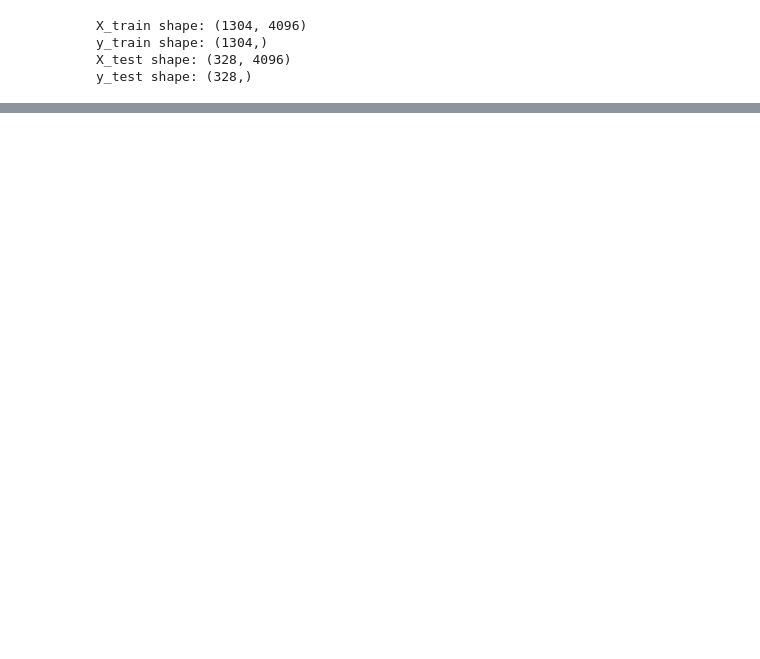
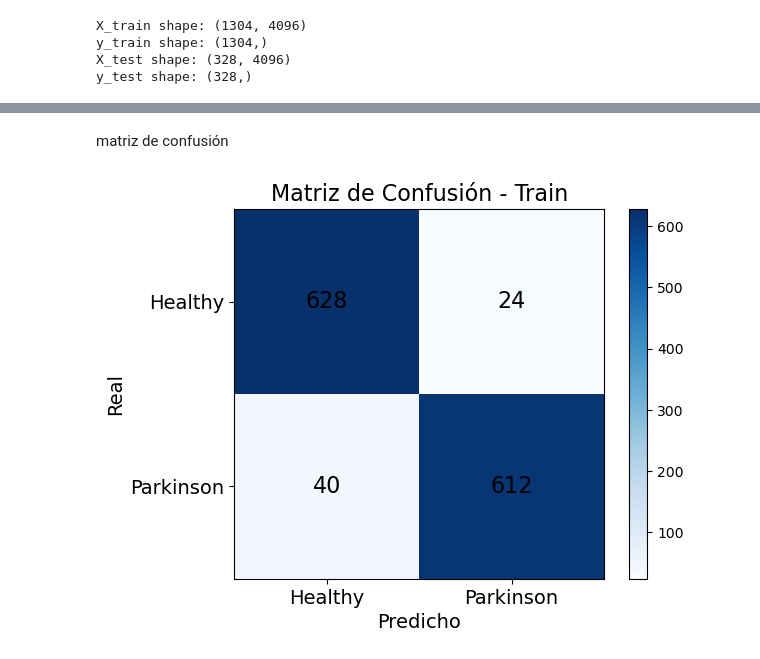
Before and after one commit to mt0488/TP2-Metodos, a Jupyter notebook: trabajov5.ipynb, the cells around one changed output, grey strips where cells are left out. Saved outputs shown, nothing was run; the diff lists cells and outputs as text; code cells hidden in the pictures; blank space fills up the shorter version.

```diff
--- a/trabajov5.ipynb
+++ b/trabajov5.ipynb
@@ -47 +22,5 @@ def split_dataset(healthy_dir, parkinson_dir, test_ratio=0.2, size=(64, 64), see
+# %%
+SEED = 42
+healthy_path = "data/raw/Healthy"
+parkinson_path = "data/raw/Parkinson"
 # %%
@@ -199,0 +452,43 @@ plt.show()
+# %% [markdown]
+matriz de confusión
+# %%
+def confusion_matrix(y_true, y_pred):
+    assert len(y_true) == len(y_pred)
+
+    TP = np.sum((y_pred == 1) & (y_true == 1))
+    TN = np.sum((y_pred == 0) & (y_true == 0))
+    FP = np.sum((y_pred == 1) & (y_true == 0))
+    FN = np.sum((y_pred == 0) & (y_true == 1))
+
+    return np.array([[TN, FP],
+                     [FN, TP]])
+
+def plot_confusion_matrix(cm, labels=["Healthy", "Parkinson"], titulo="Matriz de Confusión"):
+    fig, ax = plt.subplots()
+    im = ax.imshow(cm, cmap="Blues")
+
+    ax.set_xticks([0, 1])
+    ax.set_yticks([0, 1])
+    ax.set_xticklabels(labels, fontsize=14)
+    ax.set_yticklabels(labels, fontsize=14)
+    ax.set_xlabel("Predicho", fontsize=14)
+    ax.set_ylabel("Real", fontsize=14)
+    ax.set_title(titulo, fontsize=16)
+
+    for i in range(2):
+        for j in range(2):
+            ax.text(j, i, str(cm[i, j]), ha="center", va="center", color="black", fontsize=16)
+
+    plt.colorbar(im)
+    plt.show()
+# %%
+def predecir(X, w, b):
+    fx = f_wb(X, w, b)
+    return (fx >= 0.5).astype(int)
+# %%
+y_pred_train = predecir(X_train, w_final, b_final)
+cm_train = confusion_matrix(y_train, y_pred_train)
+
+plot_confusion_matrix(cm_train , titulo="Matriz de Confusión - Train")
+# %% [output]
+[figure, added]
```
Also changed, not shown: parts of 32 cells of this notebook.
